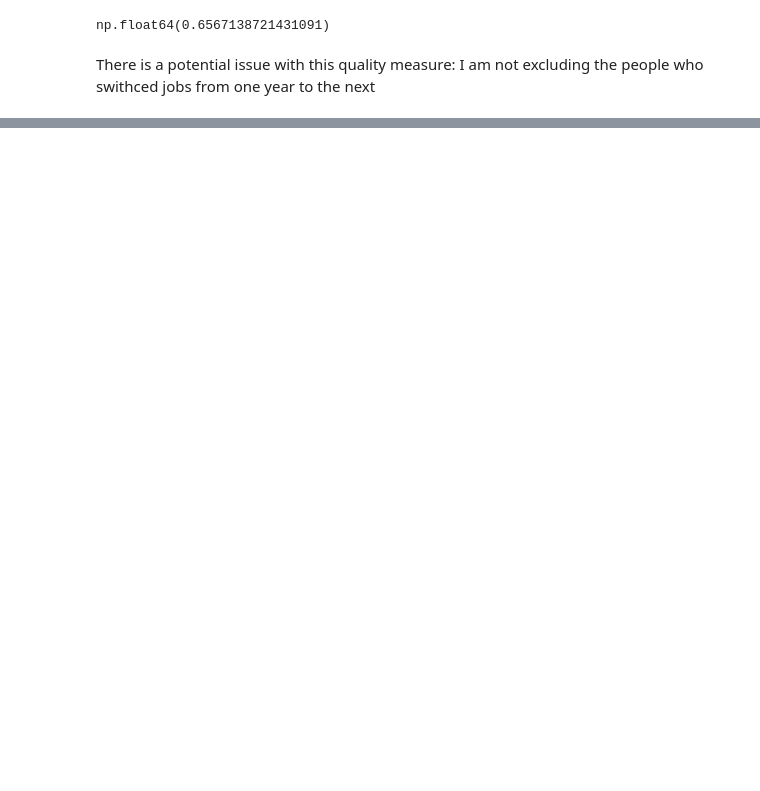
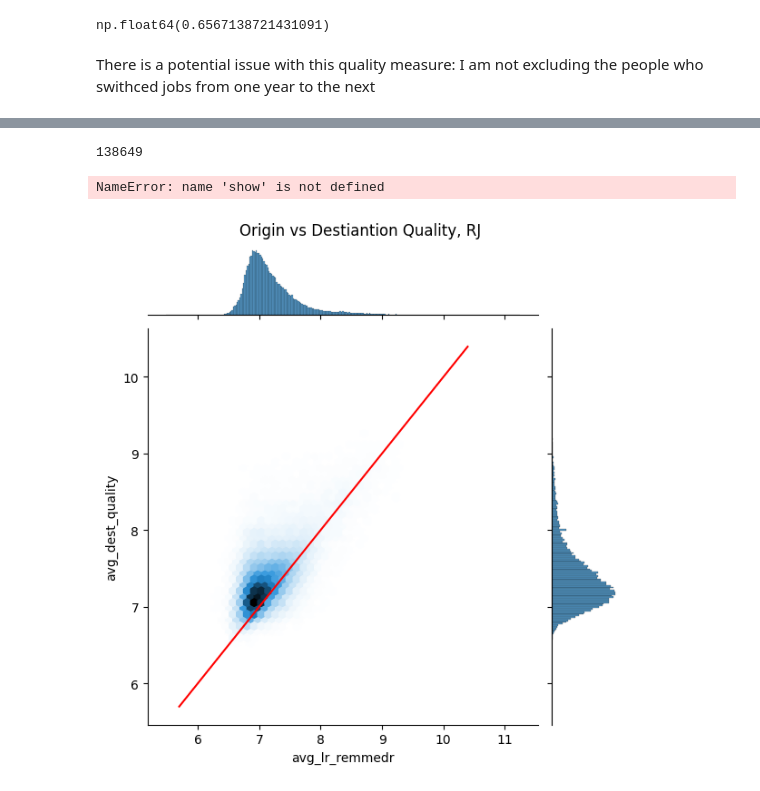
Before and after one commit to lgg3230/SteppingStones, a Jupyter notebook: code/dataprep/03_quiters_destinations.ipynb, the cells around one changed output, grey strips where cells are left out. Saved outputs shown, nothing was run; the diff lists cells and outputs as text; code cells hidden in the pictures; blank space fills up the shorter version.

Commit message:
Plotted origin quality versus destination quality

```diff
--- a/code/dataprep/03_quiters_destinations.ipynb
+++ b/code/dataprep/03_quiters_destinations.ipynb
@@ -146,10 +146,13 @@ plt.show()
 df_quiters['origin_id'] = df_quiters['identificad']
 df_quiters['origin_year'] = df_quiters['year']
 df_quiters['destination_year_1'] = df_quiters['year'] + 1
+df_quiters['destination_year_2'] = df_quiters['year'] + 2
+df_quiters['destination_year_3'] = df_quiters['year'] + 3
+
 
 dest_matches = df_quiters.merge(
     d_year_end_ipca[['PIS','identificad', 'year']],
-    left_on=['PIS', 'destination_year'],
+    left_on=['PIS', 'destination_year_1'],
     right_on=['PIS', 'year'],
     how='left',
     suffixes=('_origin', '_destination')
@@ -163,0 +187,3 @@ There is a potential issue with this quality measure:  I am not excluding the pe
+# %%
+df_matches = dest_matches.merge(df_origin_quality,left_on=['identificad_destination'],right_on=['identificad'],how='left')
+df_matches[['identificad_origin', 'identificad_destination', 'avg_lr_remmedr']].head()
@@ -163,0 +197,4 @@ There is a potential issue with this quality measure:  I am not excluding the pe
+# %%
+
+df_dest_quality = (df_matches.groupby('identificad_origin').agg(avg_dest_quality = ('avg_lr_remmedr', 'mean')).reset_index())
+df_dest_quality.head()
@@ -163,0 +208,22 @@ There is a potential issue with this quality measure:  I am not excluding the pe
+# %%
+df_dest_quality = df_dest_quality.merge(df_origin_quality, left_on='identificad_origin', right_on='identificad', how='left', suffixes=('_dest', '_origin'))
+# %%
+
+
+len(df_dest_quality)
+# %% [output]
+138649
+# %%
+s = sns.jointplot(x='avg_lr_remmedr', y='avg_dest_quality', data=df_dest_quality, kind='hex');
+s.ax_joint.grid(False);
+s.ax_marg_y.grid(False);
+s.fig.suptitle("Origin vs Destiantion Quality, RJ", y=1.02);
+# Draw a line of x=y
+x0, x1 = s.ax_joint.get_xlim()
+y0, y1 = s.ax_joint.get_ylim()
+lims = [max(x0, y0), min(x1, y1)]
+s.ax_joint.plot(lims, lims, '-r')
+show()
+# %% [output]
+NameError: name 'show' is not defined
+[figure, added]
```
Also changed, not shown: parts of 5 cells of this notebook, 1 other file.
